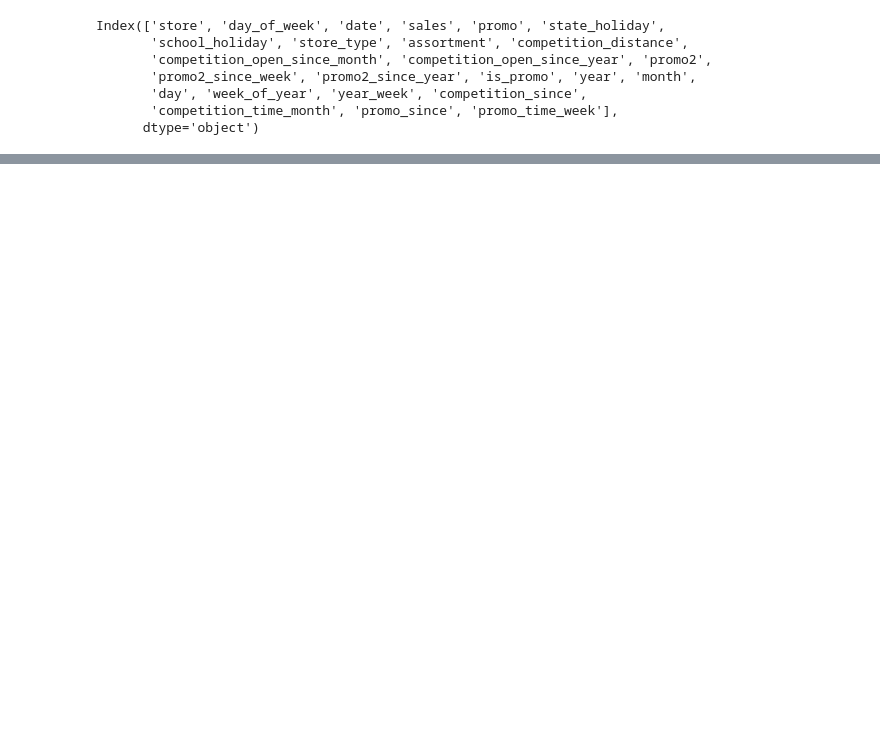
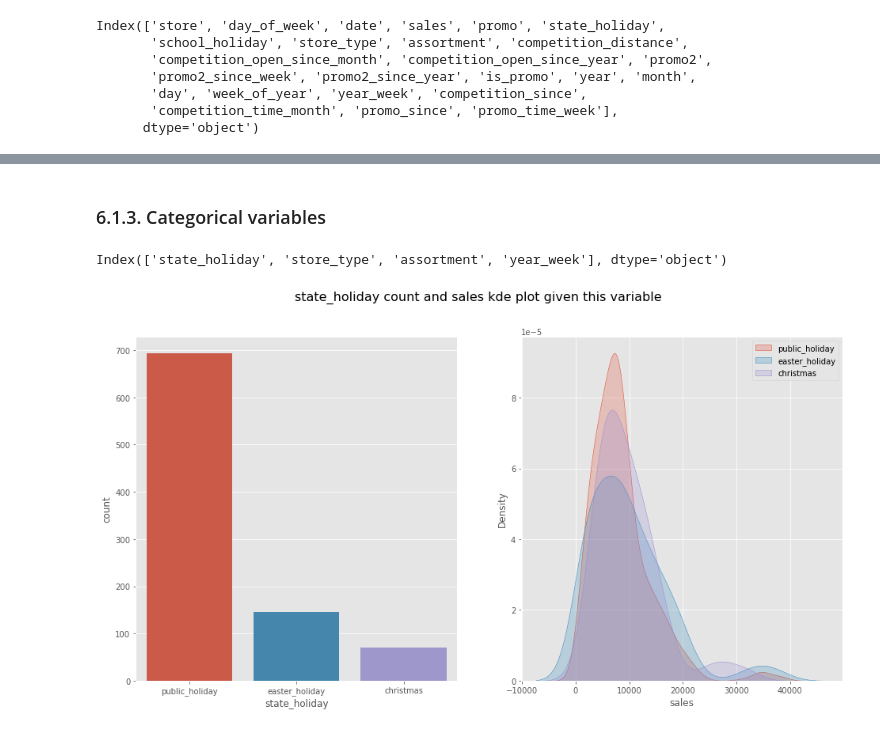
Before and after one commit to Emersonmiady/data-science-em-producao, a Jupyter notebook: rossman_store_sales.ipynb, the cells around one changed output, grey strips where cells are left out. Saved outputs shown, nothing was run; the diff lists cells and outputs as text; code cells hidden in the pictures; blank space fills up the shorter version.

```diff
--- a/rossman_store_sales.ipynb
+++ b/rossman_store_sales.ipynb
@@ -851,0 +926,13 @@ Index(['store', 'day_of_week', 'date', 'sales', 'promo', 'state_holiday',
+# %% [markdown]
+### 6.1.3. Categorical variables
+# %%
+# Looking what are the categorical variables
+print(cat_attributes.columns)
+# %% [output]
+Index(['state_holiday', 'store_type', 'assortment', 'year_week'], dtype='object')
+# %%
+# state_holiday (without the regular_day)
+aux_df = df[df['state_holiday'] != 'regular_day']
+plot_countplot_and_sales_kdeplot('state_holiday', aux_df)
+# %% [output]
+[figure, added]
```
Also changed, not shown: parts of 33 cells of this notebook.
